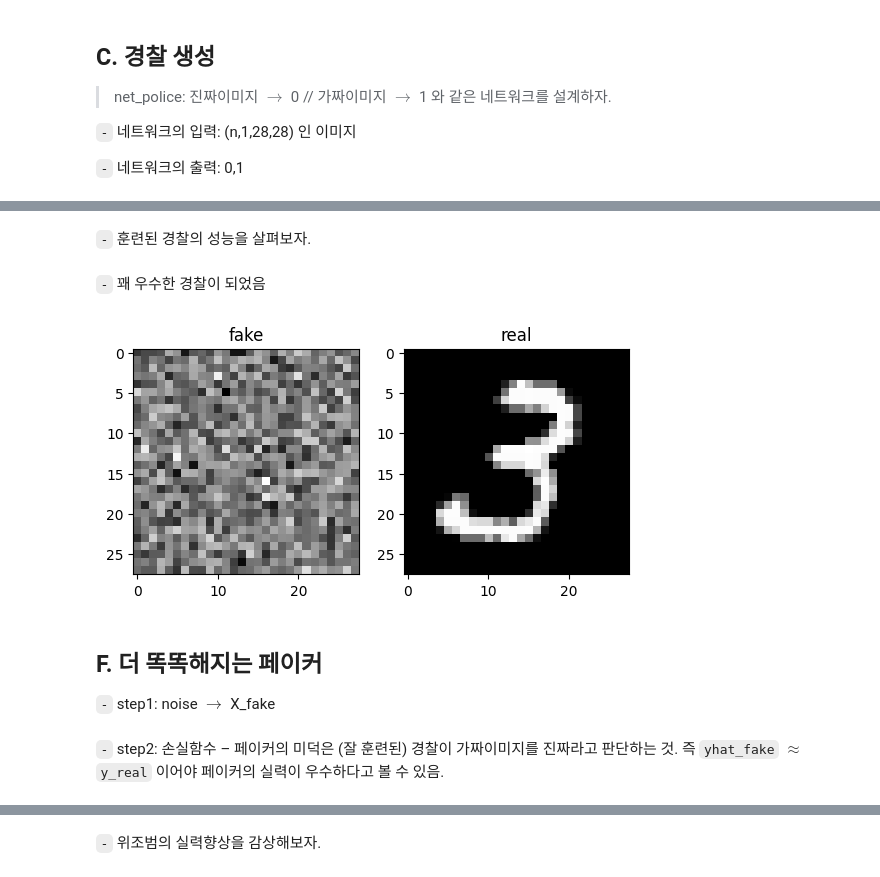
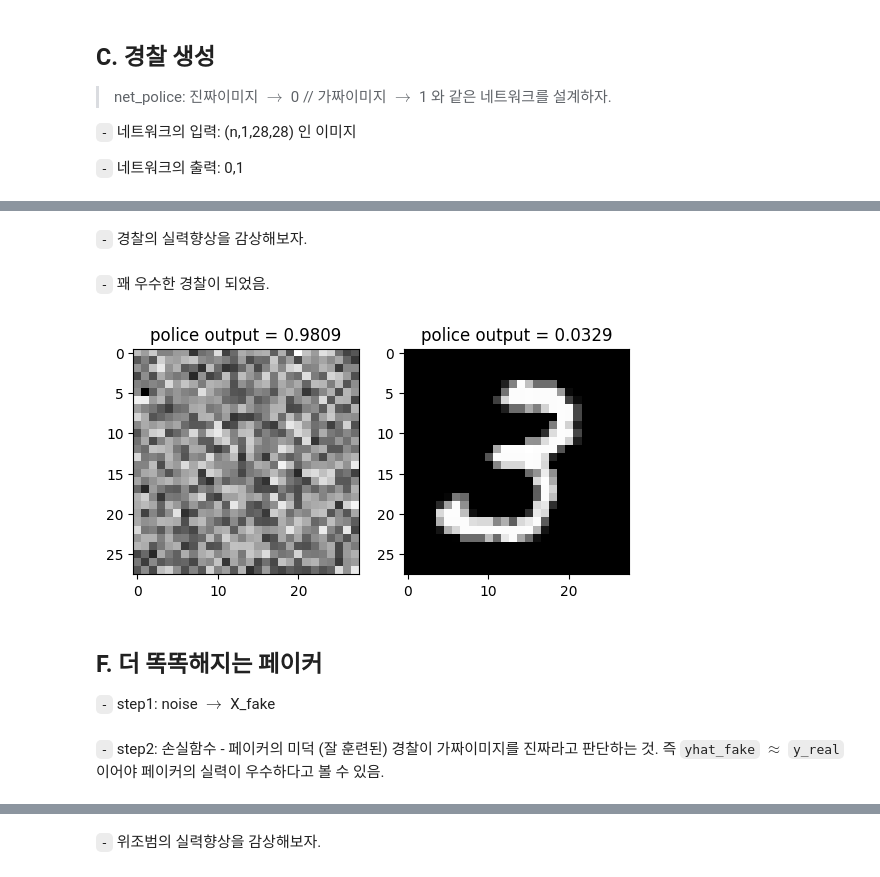
Before and after one commit to KimDoYoung1997/DL2025, a Jupyter notebook: docs/posts/09wk-2.out.ipynb, the cells around one changed output, grey strips where cells are left out. Saved outputs shown, nothing was run; the diff lists cells and outputs as text; code cells hidden in the pictures.

```diff
--- a/docs/posts/09wk-2.out.ipynb
+++ b/docs/posts/09wk-2.out.ipynb
@@ -238,6 +205,5 @@ X_real.shape
 # %%
-noise = torch.randn(6131,4)
-X_fake = net_faker(noise).data
-y_real = torch.tensor([0]*6131).reshape(-1,1).float()
-y_fake = torch.tensor([1]*6131).reshape(-1,1).float()
+X_fake = net_facker(torch.randn(6131,4)).data
+y_real = torch.zeros((6131,1))
+y_fake = torch.ones((6131,1))
 # %% [markdown]
@@ -257,0 +222,3 @@ loss_police
+# %%
+loss_police = bce(yhat_real,y_real) + bce(yhat_fake,y_fake)
+loss_police
@@ -258,28 +227,25 @@ loss_police
 # %%
-##
-net_police = torch.nn.Sequential(
-    torch.nn.Flatten(),
-    torch.nn.Linear(in_features=784,out_features=30),
-    torch.nn.ReLU(),
-    torch.nn.Linear(in_features=30,out_features=1),
-    torch.nn.Sigmoid()
-)
+# net_police = torch.nn.Sequential(
+#     torch.nn.Flatten(),
+#     torch.nn.Linear(784,30),
+#     torch.nn.ReLU(),
+#     torch.nn.Linear(30,1),
+#     torch.nn.Sigmoid()
+# )
 bce = torch.nn.BCELoss()
 optimizr_police = torch.optim.Adam(net_police.parameters())
-##
 for epoc in range(30):
-    Noise = torch.randn(6131,4)
-    X_fake = net_faker(Noise).data
-    ## step1
+    X_fake = net_facker(torch.randn(6131,4)).data
+    # step1 -- yhat을 얻음
     yhat_real = net_police(X_real)
     yhat_fake = net_police(X_fake)
-    ## step2
+    # step2  -- loss를 계산
     loss_police = bce(yhat_real,y_real) + bce(yhat_fake,y_fake)
-    ## step3
+    # step3  -- 미분
     loss_police.backward()
-    ## step4
+    # step4 -- update
     optimizr_police.step()
     optimizr_police.zero_grad()
-# %% [markdown]
-`-` 훈련된 경찰의 성능을 살펴보자.
+# %% [markdown]
+`-` 경찰의 실력향상을 감상해보자.
 # %%
@@ -289,11 +255,13 @@ net_police(X_fake) # 거의 1로!
 # %% [markdown]
-`-` 꽤 우수한 경찰이 되었음
+`-` 꽤 우수한 경찰이 되었음.
 # %%
 fig, ax = plt.subplots(1,2)
-ax[0].imshow(X_fake[[-1]].data.squeeze(),cmap="gray"); ax[0].set_title("fake")
-ax[1].imshow(X_real[[-1]].squeeze(),cmap="gray"); ax[1].set_title("real")
+ax[0].imshow(X_fake[[2]].squeeze(),cmap="gray")
+ax[0].set_title(f"police output = {net_police(X_fake[[2]]).item():.4f}")
+ax[1].imshow(X_real[[-1]].squeeze(),cmap="gray")
+ax[1].set_title(f"police output = {net_police(X_real[[-1]]).item():.4f}")
 # %% [output]
-[figure, old version]
+[figure, new version]
 # %% [markdown]
 ## F. 더 똑똑해지는 페이커
 
@@ -304,5 +272,5 @@ X_fake = net_faker(noise)
 # %% [markdown]
-`-` step2: 손실함수 – 페이커의 미덕은 (잘 훈련된) 경찰이 가짜이미지를
+`-` step2: 손실함수 - 페이커의 미덕 (잘 훈련된) 경찰이 가짜이미지를
 진짜라고 판단하는 것. 즉 `yhat_fake` $\approx$ `y_real` 이어야 페이커의
 실력이 우수하다고 볼 수 있음.
 # %%
```
Also changed, not shown: parts of 53 cells of this notebook, 33 other files.
